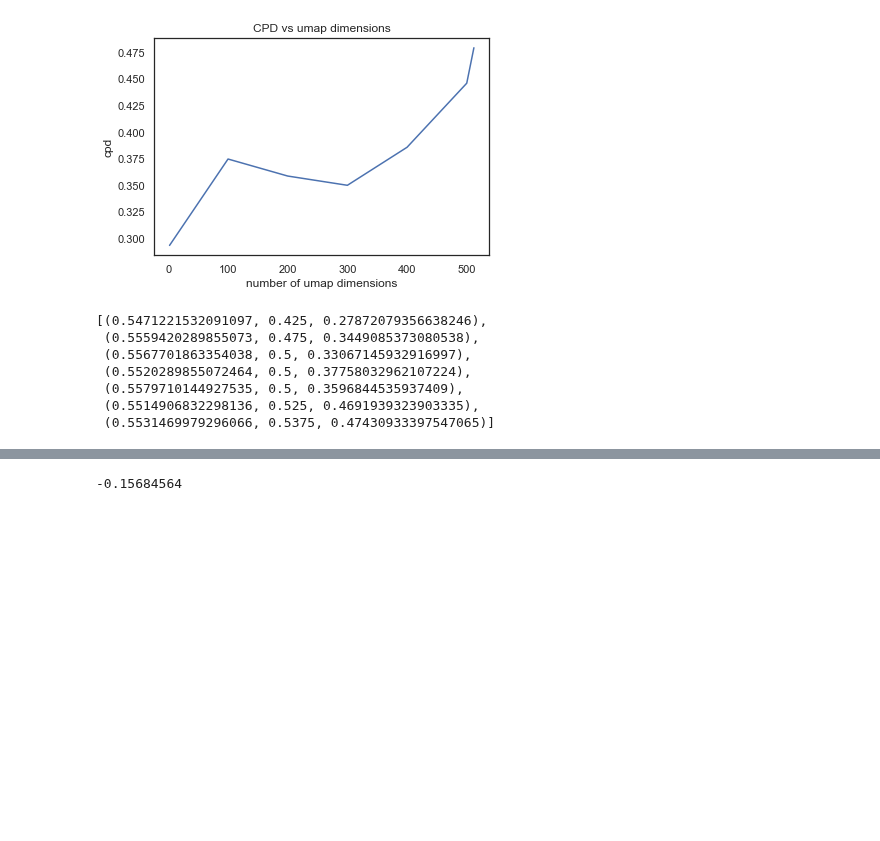
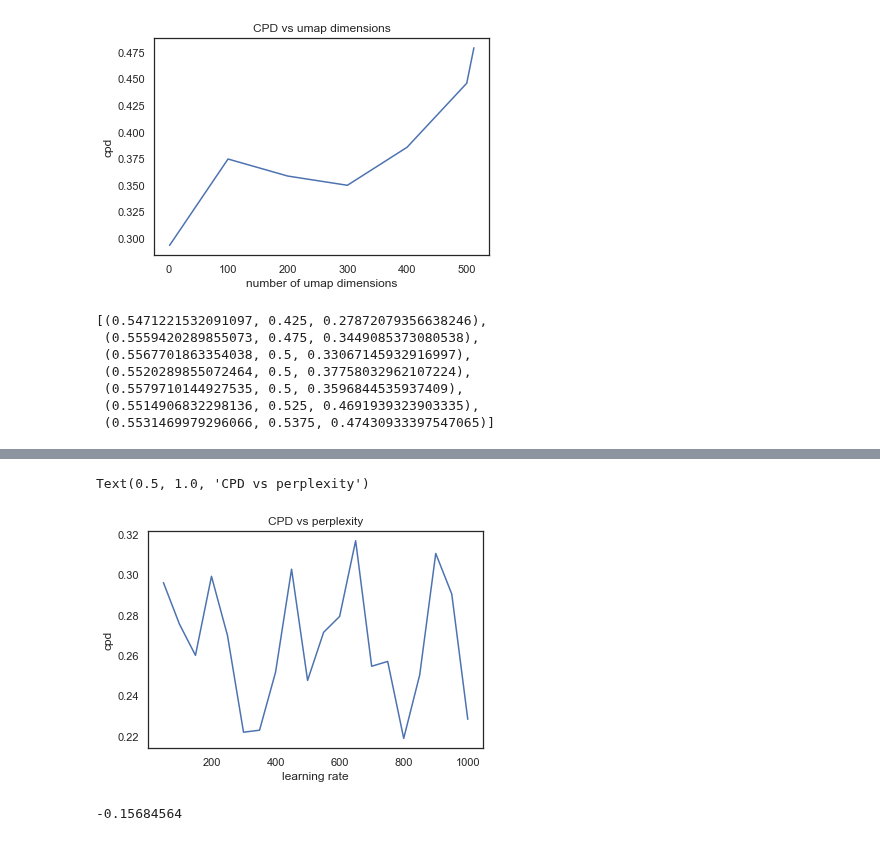
Before and after one commit to Rahul-Brito/infantvoice, a Jupyter notebook: scripts/Dim Reduc CPD.ipynb, the cells around one changed output, grey strips where cells are left out. Cells and saved outputs as stored; diff of their text form; code cells hidden in the pictures; blank space fills up the shorter version.

```diff
--- a/scripts/Dim Reduc CPD.ipynb
+++ b/scripts/Dim Reduc CPD.ipynb
@@ -307,3 +202,33 @@ Text(0.5, 1.0, 'CPD vs n neighbors')
+# %%
+knn=50
+knn_classes=4
+subsetsize=800
+
+#we are always comparing tlineplotb_down as our high-dimension embedding.
+high_dim = emb.drop(columns='part_id').to_numpy()
+classes= emb.part_id.to_numpy() #extract the categories/labels
+
+
+learning_sweep = np.arange(50,1001,50)
+
+tsne_learning_sweep = []
+for l in learning_sweep:
+    low_dim = dr.run_tsne(emb, perplexity=100, learning_rate=l)
+    tsne_learning_sweep.append(
+        dm.embedding_quality(high_dim,
+                             low_dim.drop(columns='part_id').to_numpy(),
+                             classes,
+                             knn=knn,
+                             knn_classes=knn_classes,
+                             subsetsize=subsetsize)[2]
+    )
+sns.lineplot(x=learning_sweep, y=tsne_learning_sweep)
+plt.xlabel('learning rate')
+plt.ylabel('cpd')
+plt.title('CPD vs perplexity')
+# %% [output]
+Text(0.5, 1.0, 'CPD vs perplexity')
+[figure, added]
 # %%
 min_dist=0.1
 dim = 60
```
Also changed, not shown: parts of 6 cells of this notebook, 3 other files.
